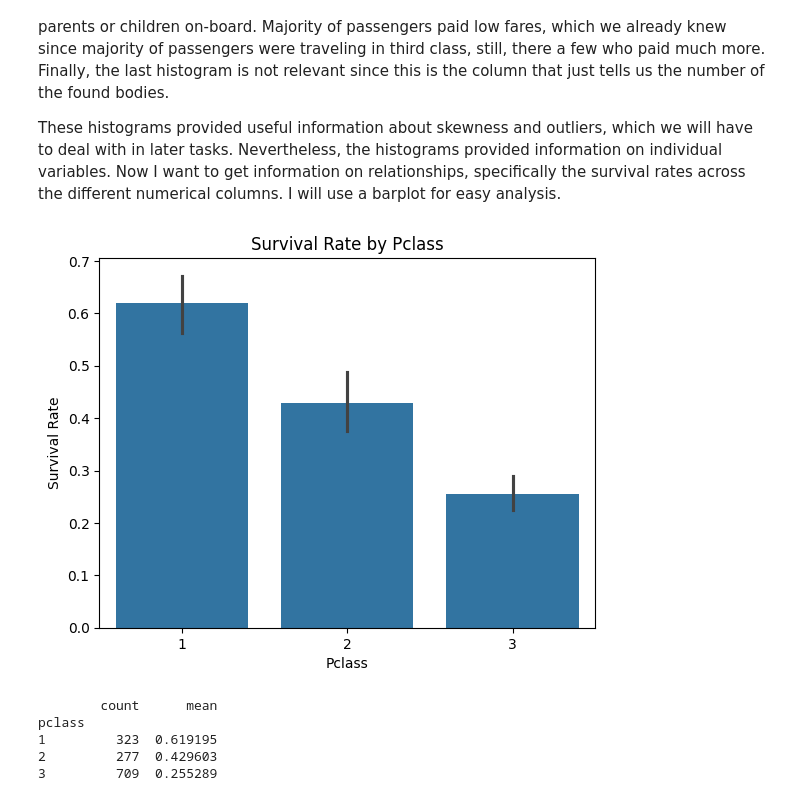
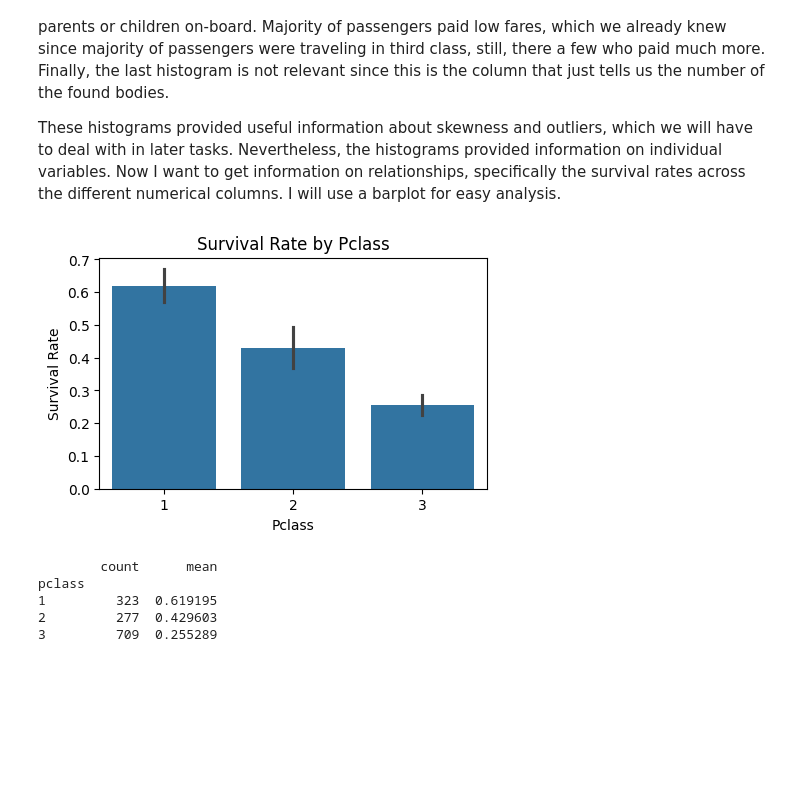
Before and after one commit to cayetana-h/ML-fundamentals-2025, a Jupyter notebook: first_assignment/assignment_1_cayetana_hinostroza.ipynb, the cells around one changed output. Cells and saved outputs as stored; diff of their text form; code cells hidden in the pictures; blank space fills up the shorter version.

```diff
--- a/first_assignment/assignment_1_cayetana_hinostroza.ipynb
+++ b/first_assignment/assignment_1_cayetana_hinostroza.ipynb
@@ -96,13 +80,14 @@ So these histograms gives us a quick insight on each of the columns. For the pcl
 
 These histograms provided useful information about skewness and outliers, which we will have to deal with in later tasks. Nevertheless, the histograms provided information on individual variables. Now I want to get information on relationships, specifically the survival rates across the different numerical columns. I will use a barplot for easy analysis.
 # %%
+plt.figure(figsize =(5,3))
 sns.barplot(x="pclass", y="survived", data=df)
 plt.xlabel("Pclass")
 plt.ylabel("Survival Rate")
 plt.title("Survival Rate by Pclass")
 plt.show()
 # %% [output]
-[figure, old version]
+[figure, new version]
 # %%
 # I will create a copy to avoid modifying the original dataset since I am just exploring for now
 df_copy = df.copy()
```
Also changed, not shown: parts of 33 cells of this notebook, 2 other files.
